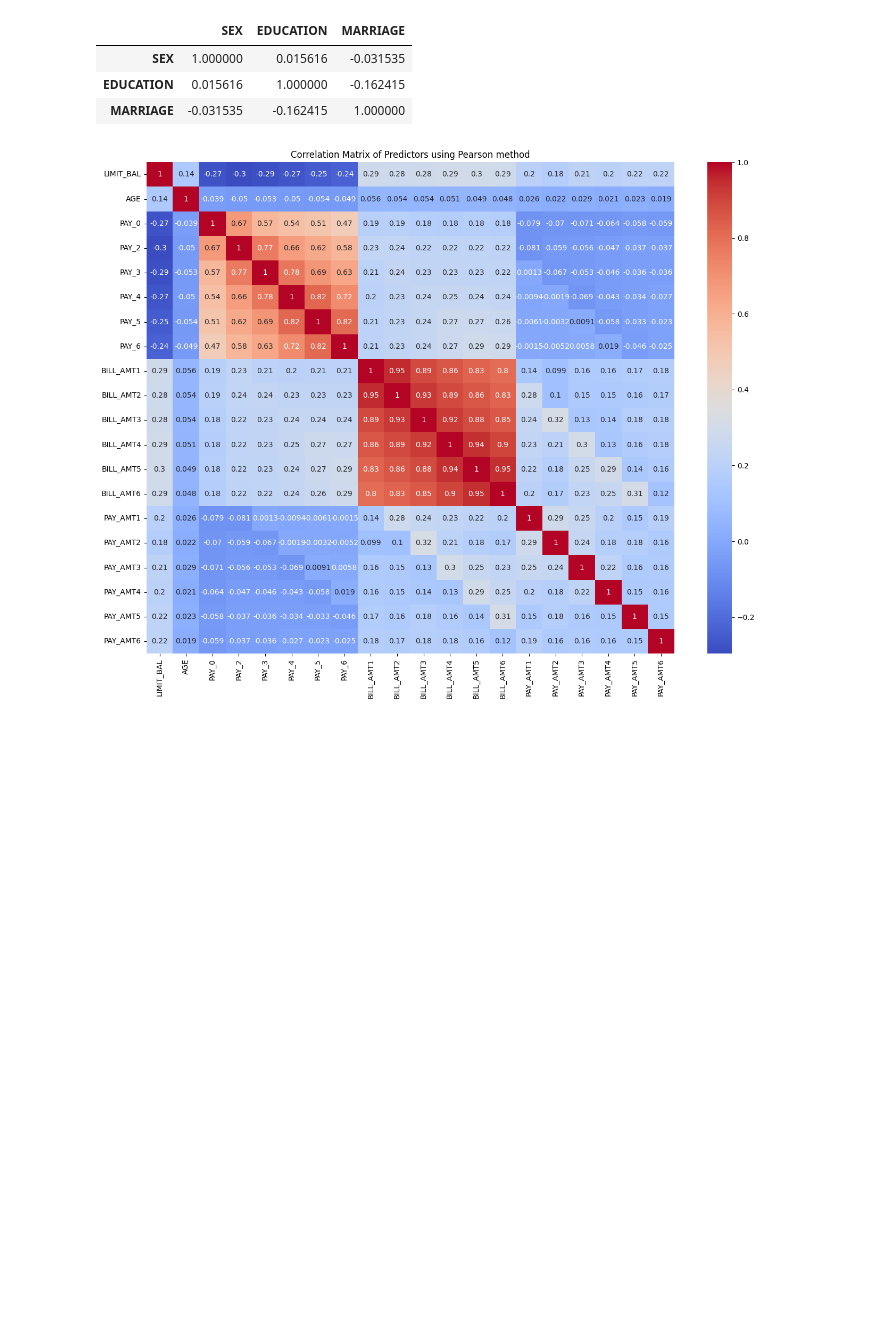
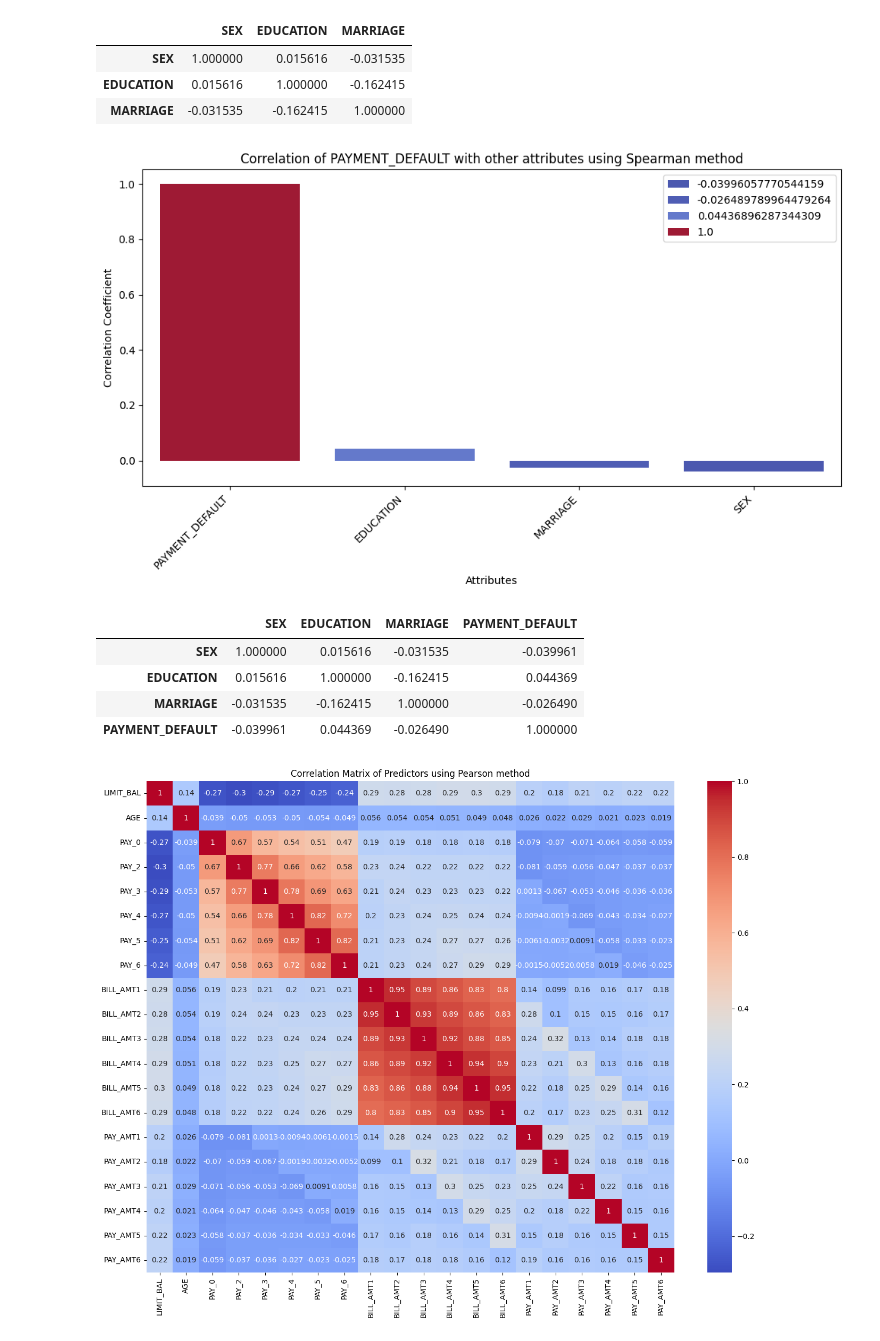
Before and after one commit to Nelkit/36103-AT2-data-analysis-project, a Jupyter notebook: 36103_AT2B_data_analysis_project.ipynb, the cells around one changed output. Saved outputs shown, nothing was run; the diff lists cells and outputs as text; code cells hidden in the pictures; blank space fills up the shorter version.

```diff
--- a/36103_AT2B_data_analysis_project.ipynb
+++ b/36103_AT2B_data_analysis_project.ipynb
@@ -210,12 +187,12 @@ def check_shape(data):
     print(f'The dataset has {rows} rows and {columns} columns.')
     return data.shape
 
-def get_corr_of_predictors_and_target(method, data, target_name, predictors_names):
+def get_corr_of_predictors_and_target(method, data, target_name, predictors_names, width=6, height=3):
   continuous_data = data[predictors_names + [target_name]]
 
   correlation_matrix = continuous_data.corr(method=method)
   ly_corr = correlation_matrix[target_name].sort_values(ascending=False)
-
+  plt.figure(figsize=(width, height))
   sns.barplot(x=ly_corr.index, y=ly_corr.values, palette='coolwarm', hue=ly_corr.values)
   plt.title(f'Correlation of {target_name} with other attributes using {method.capitalize()} method')
   plt.xlabel('Attributes')
@@ -226,6 +203,30 @@ def get_corr_of_predictors_and_target(method, data, target_name, predictors_name
 
   plt.show()
   return correlation_matrix
+
+def plotting_target_and_predictors(data, col, target, palette='pastel'):
+  print(f"{col.capitalize()} Summary")
+  print(data.groupby(col)[target].value_counts(normalize=True))
+
+  plt.figure(figsize=(8, 5))
+  sns.countplot(data=data, x=col, hue=target, palette=palette)
+  plt.title(f"Relationship between {target} and {col}")
+  plt.xlabel(f"{col}")
+  plt.ylabel("Customer Count")
+  plt.xticks(rotation=45, ha='right')
+  plt.show()
+  print("\n")
+
+def plotting_target_and_num_predictors(data, col, target, palette='pastel'):
+  print(f"{col.capitalize()} Summary")
+  print(data.groupby(target)[col].describe())
+
+  plt.figure(figsize=(6, 4))
+  sns.boxplot(x=target, y=col, data=data, hue=target, palette=palette)
+  plt.title(f'Distribution of {col} vs {target} variable')
+  plt.show()
+
+  print("\n")
 # %% [markdown]
 ## 1. Project Overview
 # %% [markdown]
@@ -500,6 +578,15 @@ get_corr_of_predictors('spearman', original_df, cat_cols)
 | SEX | 1.000000 | 0.015616 | -0.031535 |
 | EDUCATION | 0.015616 | 1.000000 | -0.162415 |
 | MARRIAGE | -0.031535 | -0.162415 | 1.000000 |
+# %%
+get_corr_of_predictors_and_target('spearman', original_df, target_col, cat_cols, 10, 6)
+# %% [output]
+[figure, added]
+|  | SEX | EDUCATION | MARRIAGE | PAYMENT_DEFAULT |
+| SEX | 1.000000 | 0.015616 | -0.031535 | -0.039961 |
+| EDUCATION | 0.015616 | 1.000000 | -0.162415 | 0.044369 |
+| MARRIAGE | -0.031535 | -0.162415 | 1.000000 | -0.026490 |
+| PAYMENT_DEFAULT | -0.039961 | 0.044369 | -0.026490 | 1.000000 |
 # %%
 get_corr_of_predictors('pearson', original_df, num_cols, 16, 12)
 # %% [output]
```
Also changed, not shown: parts of 34 cells of this notebook.
